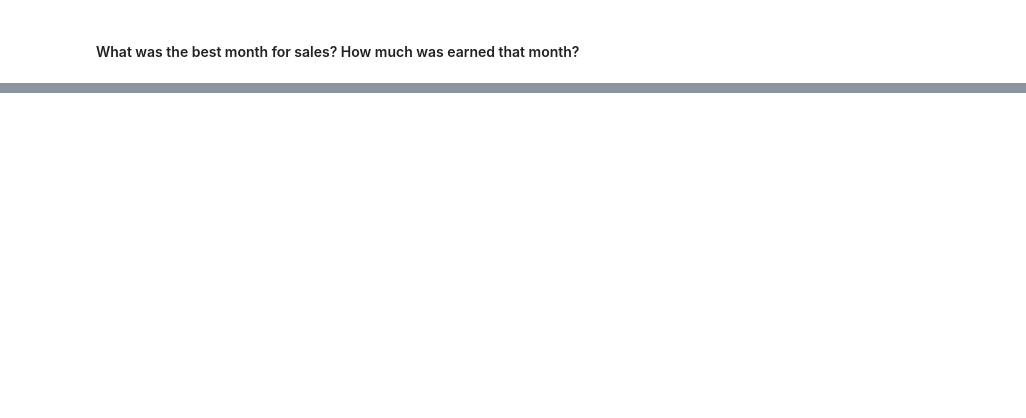
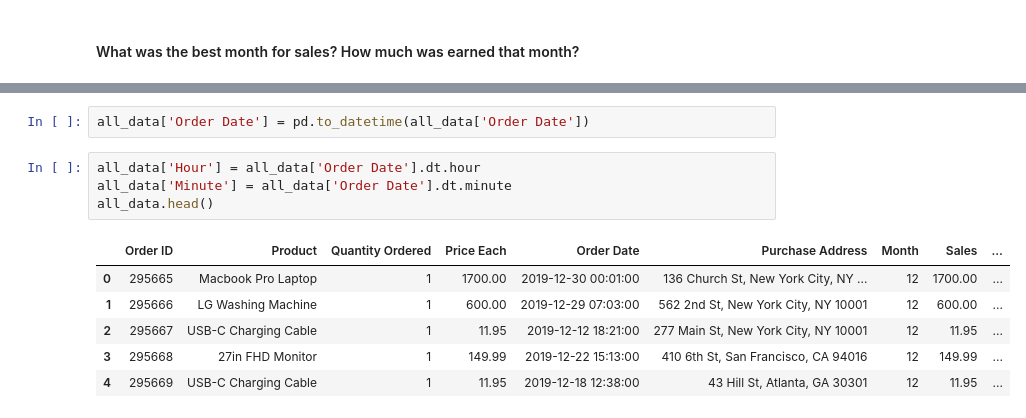
Before and after one commit to austbuhl/Pandas-Data-Science-Tasks, a Jupyter notebook: SalesAnalysis/Analysis.ipynb, the cells around one changed output, grey strips where cells are left out. Drawn from its saved outputs; the diff is of its cells as text; blank space fills up the shorter version.

```diff
--- a/SalesAnalysis/Analysis.ipynb
+++ b/SalesAnalysis/Analysis.ipynb
@@ -74,0 +138,13 @@ See the caveats in the documentation: https://pandas.pydata.org/pandas-docs/stab
+# %%
+all_data['Order Date'] = pd.to_datetime(all_data['Order Date'])
+# %%
+all_data['Hour'] = all_data['Order Date'].dt.hour
+all_data['Minute'] = all_data['Order Date'].dt.minute
+all_data.head()
+# %% [output]
+|  | Order ID | Product | Quantity Ordered | Price Each | Order Date | Purchase Address | Month | Sales | ... |
+| 0 | 295665 | Macbook Pro Laptop | 1 | 1700.00 | 2019-12-30 00:01:00 | 136 Church St, New York City, NY ... | 12 | 1700.00 | ... |
+| 1 | 295666 | LG Washing Machine | 1 | 600.00 | 2019-12-29 07:03:00 | 562 2nd St, New York City, NY 10001 | 12 | 600.00 | ... |
+| 2 | 295667 | USB-C Charging Cable | 1 | 11.95 | 2019-12-12 18:21:00 | 277 Main St, New York City, NY 10001 | 12 | 11.95 | ... |
+| 3 | 295668 | 27in FHD Monitor | 1 | 149.99 | 2019-12-22 15:13:00 | 410 6th St, San Francisco, CA 94016 | 12 | 149.99 | ... |
+| 4 | 295669 | USB-C Charging Cable | 1 | 11.95 | 2019-12-18 12:38:00 | 43 Hill St, Atlanta, GA 30301 | 12 | 11.95 | ... |
```
Also changed, not shown: parts of 19 cells of this notebook, 2 other files.
